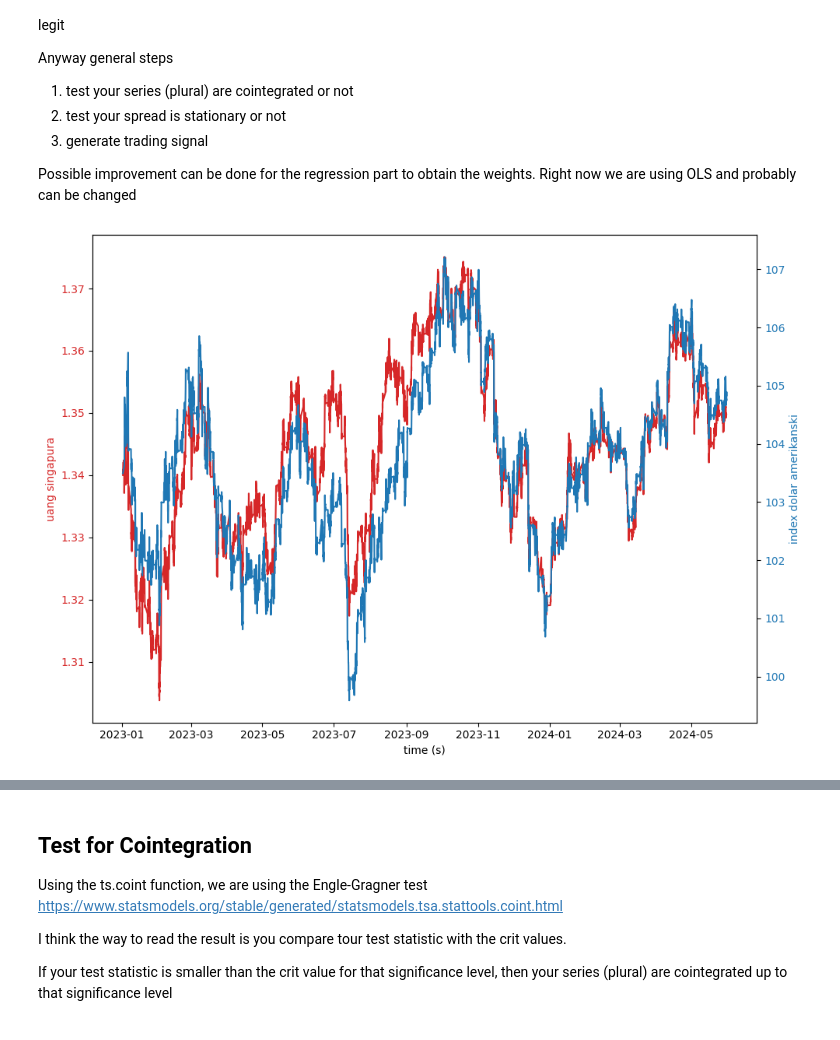
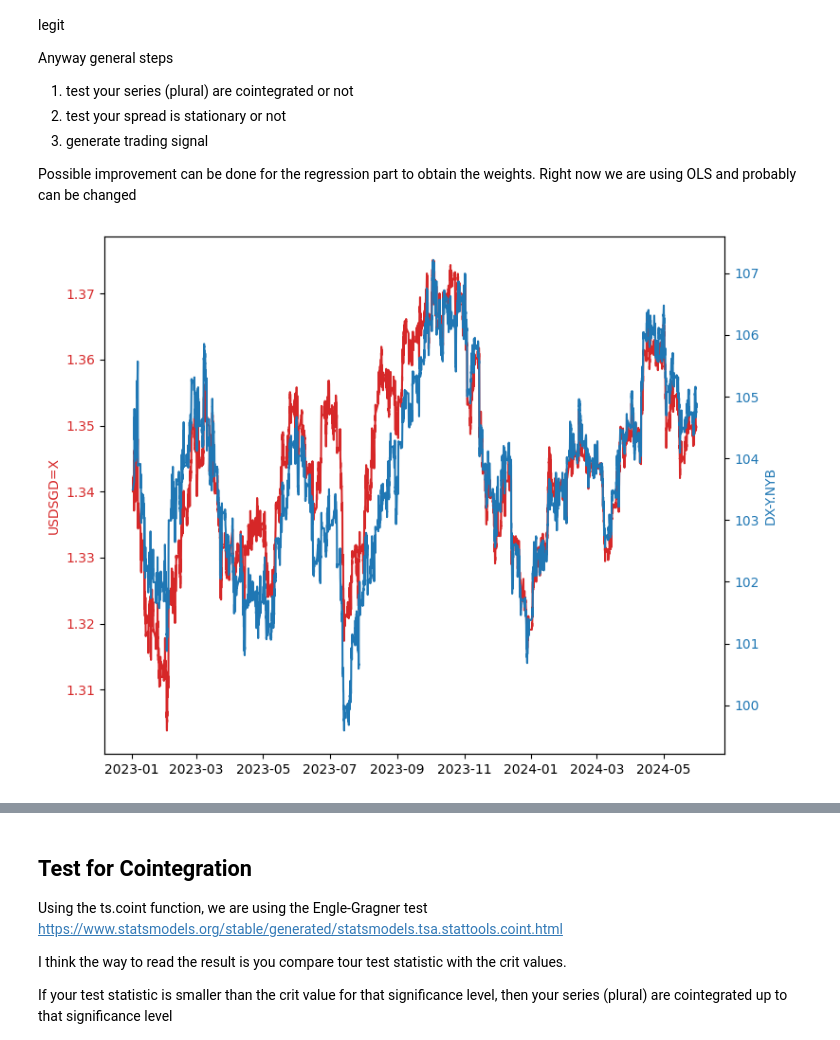
Before and after one commit to andreignatius/quant-trading, a Jupyter notebook: pairs/pairs_dxy.ipynb, the cells around one changed output, grey strips where cells are left out. Drawn from its saved outputs; the diff is of its cells as text; code cells hidden in the pictures.

```diff
--- a/pairs/pairs_dxy.ipynb
+++ b/pairs/pairs_dxy.ipynb
@@ -31,3 +31,6 @@ Possible improvement can be done for the regression part to obtain the weights.
 # %%
 start_date = "2023-01-01"
 end_date = "2024-05-31"
+item1 = "USDSGD=X"
+item2 = "DX-Y.NYB"
+train_ratio = 0.8
@@ -42,21 +73,18 @@ dxy_data = yf.Ticker("DX-Y.NYB").history(start=start_date, end=end_date, interva
 # %%
-fig, ax1 = plt.subplots(figsize=(10, 7))
+fig, ax1 = plt.subplots(figsize=(8, 6))
 color = "tab:red"
-ax1.set_xlabel("time (s)")
-ax1.set_ylabel("uang singapura", color=color)
-ax1.plot(usd_sgd_data, color=color)
+ax1.set_ylabel(item1, color=color)
+ax1.plot(item1_data, color=color)
 ax1.tick_params(axis="y", labelcolor=color)
 
 ax2 = ax1.twinx()  # instantiate a second Axes that shares the same x-axis
 
 color = "tab:blue"
-ax2.set_ylabel(
-    "index dolar amerikanski", color=color
-)  # we already handled the x-label with ax1
-ax2.plot(dxy_data, color=color)
+ax2.set_ylabel(item2, color=color)
+ax2.plot(item2_data, color=color)
 ax2.tick_params(axis="y", labelcolor=color)
 
 fig.tight_layout()  # otherwise the right y-label is slightly clipped
 plt.show()
 # %% [output]
-[figure, old version]
+[figure, new version]
```
Also changed, not shown: parts of 29 cells of this notebook.
